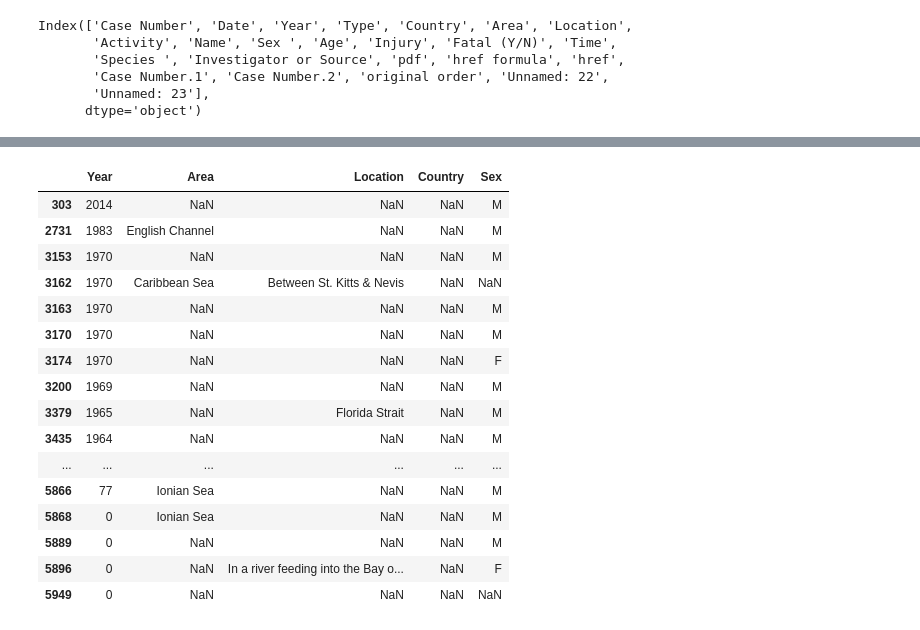
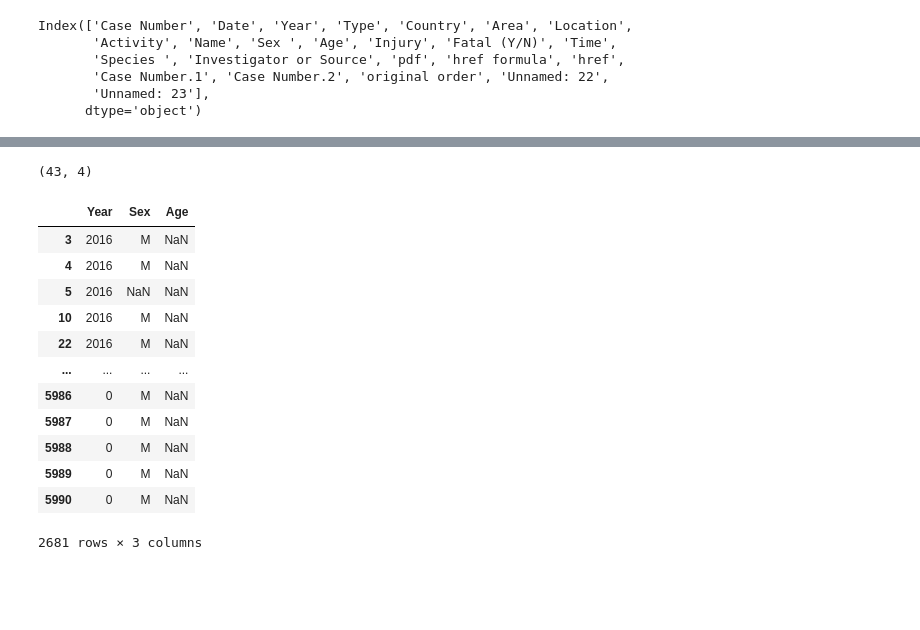
Before and after one commit to blancalluch/Pandas-project, a Jupyter notebook: Global-Shark-Attack-Incidents.ipynb, the cells around one changed output, grey strips where cells are left out. Saved outputs shown, nothing was run; the diff lists cells and outputs as text; code cells hidden in the pictures; blank space fills up the shorter version.

```diff
--- a/Global-Shark-Attack-Incidents.ipynb
+++ b/Global-Shark-Attack-Incidents.ipynb
@@ -62,23 +79,6 @@ data_f.head(10)
 # %%
-
 null_displ = data_f[(data_f['Country'].isnull()==True)]
-null_displ = null_displ[['Year', 'Area','Location','Country','Sex ']]
-null_displ
+null_displ = null_displ[['Year', 'Area','Location','Country']]
+null_displ.shape
 # %% [output]
-|  | Year | Area | Location | Country | Sex |
-| 303 | 2014 | NaN | NaN | NaN | M |
-| 2731 | 1983 | English Channel | NaN | NaN | M |
-| 3153 | 1970 | NaN | NaN | NaN | M |
-| 3162 | 1970 | Caribbean Sea | Between St. Kitts & Nevis | NaN | NaN |
-| 3163 | 1970 | NaN | NaN | NaN | M |
-| 3170 | 1970 | NaN | NaN | NaN | M |
-| 3174 | 1970 | NaN | NaN | NaN | F |
-| 3200 | 1969 | NaN | NaN | NaN | M |
-| 3379 | 1965 | NaN | Florida Strait | NaN | M |
-| 3435 | 1964 | NaN | NaN | NaN | M |
-| ... | ... | ... | ... | ... | ... |
-| 5866 | 77 | Ionian Sea | NaN | NaN | M |
-| 5868 | 0 | Ionian Sea | NaN | NaN | M |
-| 5889 | 0 | NaN | NaN | NaN | M |
-| 5896 | 0 | NaN | In a river feeding into the Bay o... | NaN | F |
-| 5949 | 0 | NaN | NaN | NaN | NaN |
+(43, 4)
@@ -86,0 +85,18 @@ null
+# %%
+null_displ = data_f[(data_f['Age'].isnull()==True)]
+null_displ = null_displ[['Year','Sex ','Age']]
+null_displ
+# %% [output]
+|  | Year | Sex | Age |
+| 3 | 2016 | M | NaN |
+| 4 | 2016 | M | NaN |
+| 5 | 2016 | NaN | NaN |
+| 10 | 2016 | M | NaN |
+| 22 | 2016 | M | NaN |
+| ... | ... | ... | ... |
+| 5986 | 0 | M | NaN |
+| 5987 | 0 | M | NaN |
+| 5988 | 0 | M | NaN |
+| 5989 | 0 | M | NaN |
+| 5990 | 0 | M | NaN |
+2681 rows × 3 columns
```
Also changed, not shown: parts of 4 cells of this notebook.
